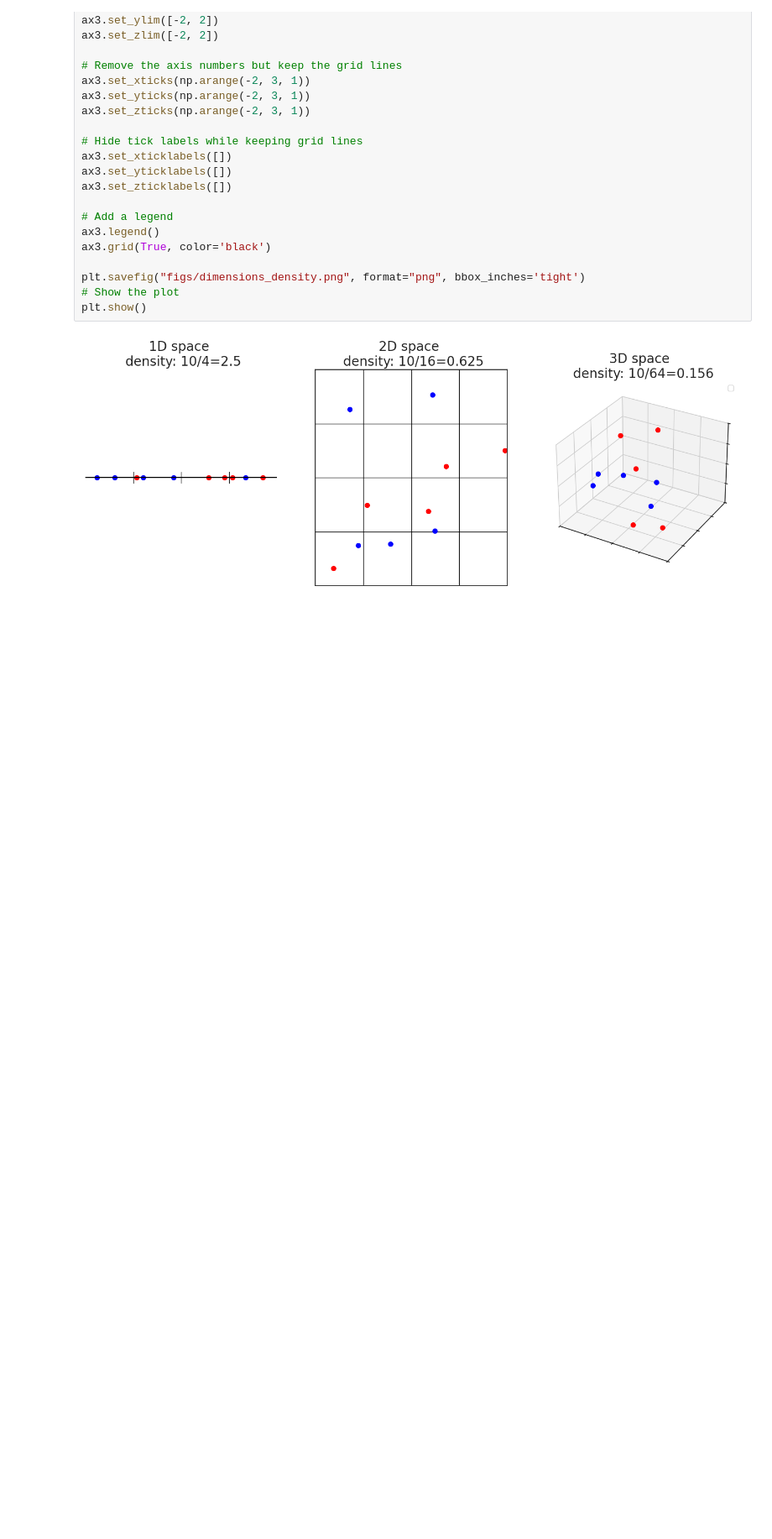
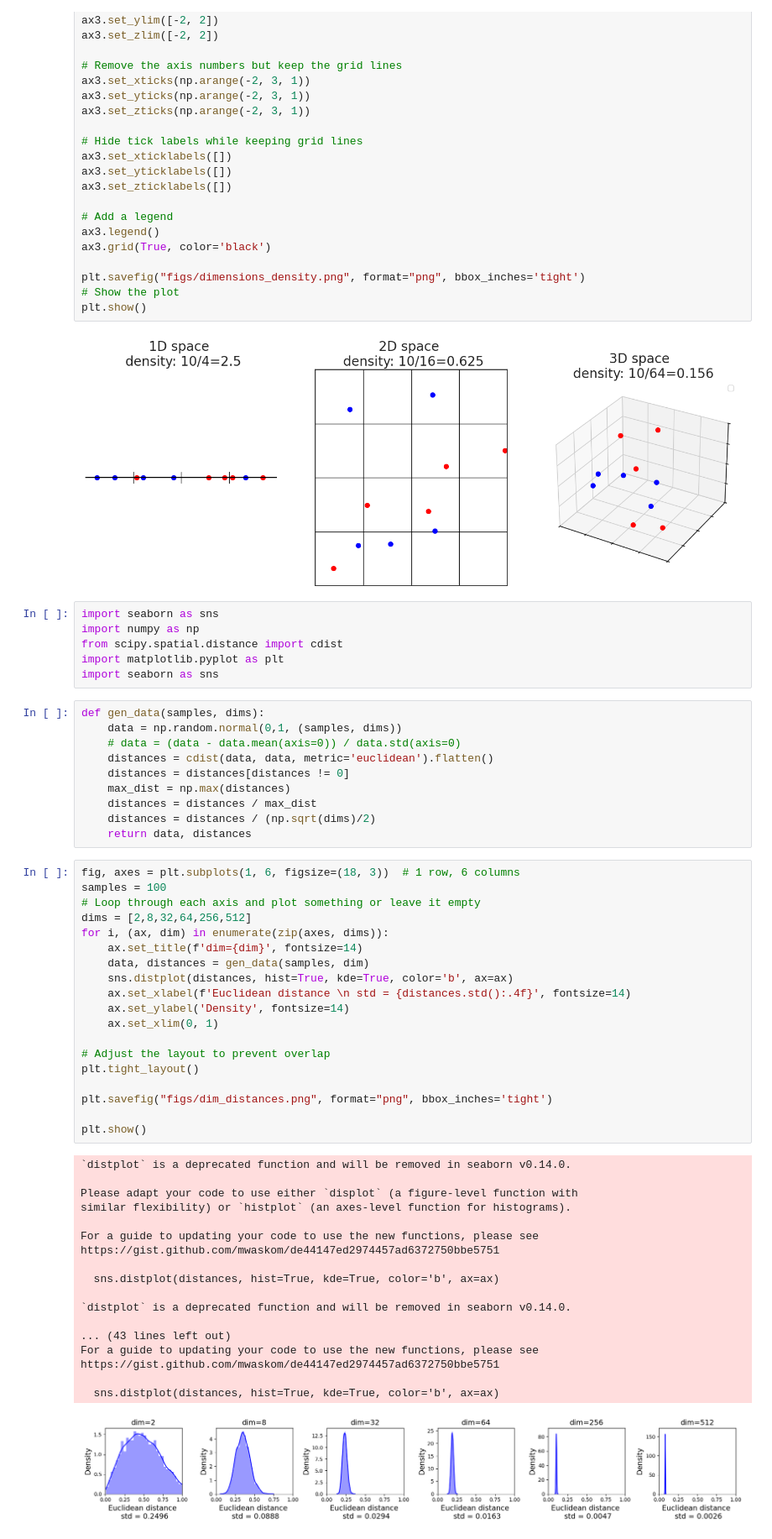
Before and after one commit to milka1g/ctopt, a Jupyter notebook: figures/curse_of_dimensionality.ipynb, the cells around one changed output. Shown at 84% size. Drawn from its saved outputs; the diff is of its cells as text; blank space fills up the shorter version.

Commit message:
Add figure for distance concentration

```diff
--- a/figures/curse_of_dimensionality.ipynb
+++ b/figures/curse_of_dimensionality.ipynb
@@ -157,3 +157,57 @@ plt.savefig("figs/dimensions_density.png", format="png", bbox_inches='tight')
 plt.show()
 # %% [output]
 [figure]
+# %%
+import seaborn as sns
+import numpy as np
+from scipy.spatial.distance import cdist
+import matplotlib.pyplot as plt
+import seaborn as sns
+# %%
+def gen_data(samples, dims):
+    data = np.random.normal(0,1, (samples, dims))
+    # data = (data - data.mean(axis=0)) / data.std(axis=0)
+    distances = cdist(data, data, metric='euclidean').flatten()
+    distances = distances[distances != 0]
+    max_dist = np.max(distances)
+    distances = distances / max_dist
+    distances = distances / (np.sqrt(dims)/2)
+    return data, distances
+# %%
+fig, axes = plt.subplots(1, 6, figsize=(18, 3))  # 1 row, 6 columns
+samples = 100
+# Loop through each axis and plot something or leave it empty
+dims = [2,8,32,64,256,512]
+for i, (ax, dim) in enumerate(zip(axes, dims)):
+    ax.set_title(f'dim={dim}', fontsize=14)
+    data, distances = gen_data(samples, dim)
+    sns.distplot(distances, hist=True, kde=True, color='b', ax=ax)
+    ax.set_xlabel(f'Euclidean distance \n std = {distances.std():.4f}', fontsize=14)
+    ax.set_ylabel('Density', fontsize=14)
+    ax.set_xlim(0, 1)
+
+# Adjust the layout to prevent overlap
+plt.tight_layout()
+
+plt.savefig("figs/dim_distances.png", format="png", bbox_inches='tight')
+
+plt.show()
+# %% [output]
+`distplot` is a deprecated function and will be removed in seaborn v0.14.0.
+
+Please adapt your code to use either `displot` (a figure-level function with
+similar flexibility) or `histplot` (an axes-level function for histograms).
+
+For a guide to updating your code to use the new functions, please see
+https://gist.github.com/mwaskom/de44147ed2974457ad6372750bbe5751
+
+  sns.distplot(distances, hist=True, kde=True, color='b', ax=ax)
+
+`distplot` is a deprecated function and will be removed in seaborn v0.14.0.
+
+... (43 lines left out)
+For a guide to updating your code to use the new functions, please see
+https://gist.github.com/mwaskom/de44147ed2974457ad6372750bbe5751
+
+  sns.distplot(distances, hist=True, kde=True, color='b', ax=ax)
+[figure, added]
```
Also changed, not shown: 1 other file.
